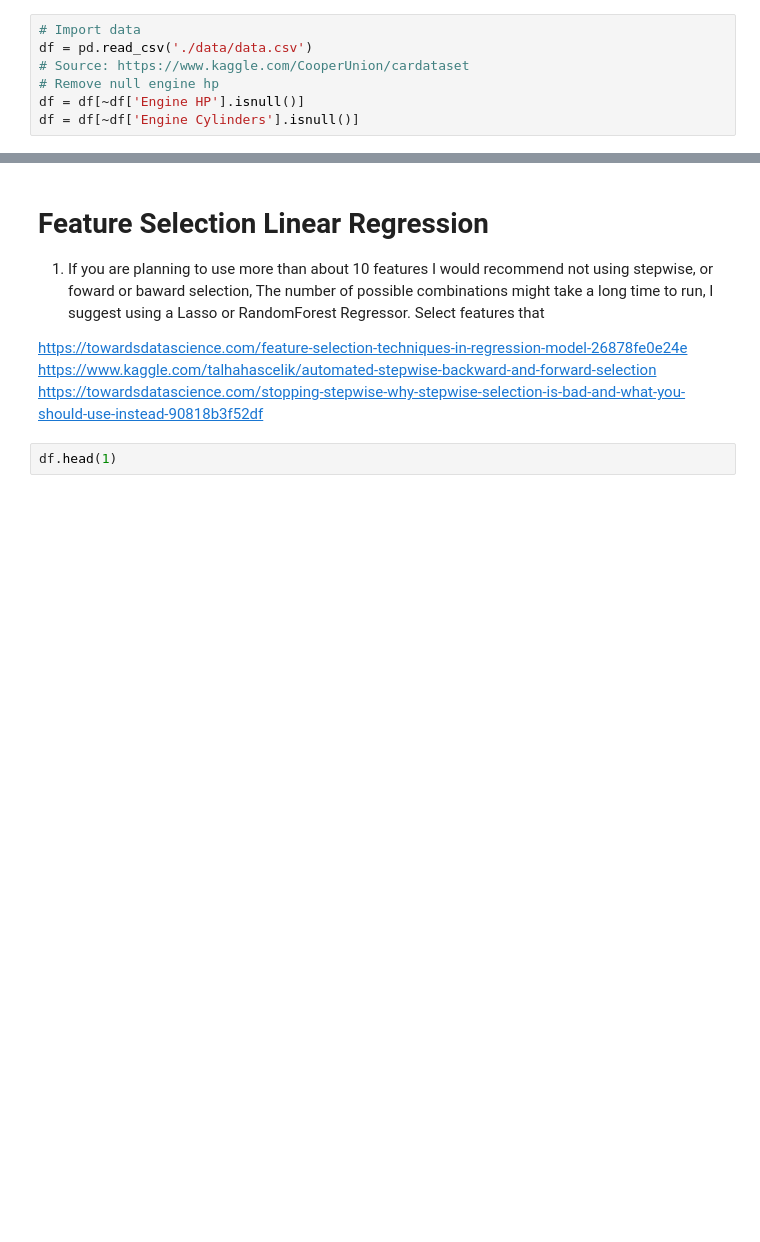
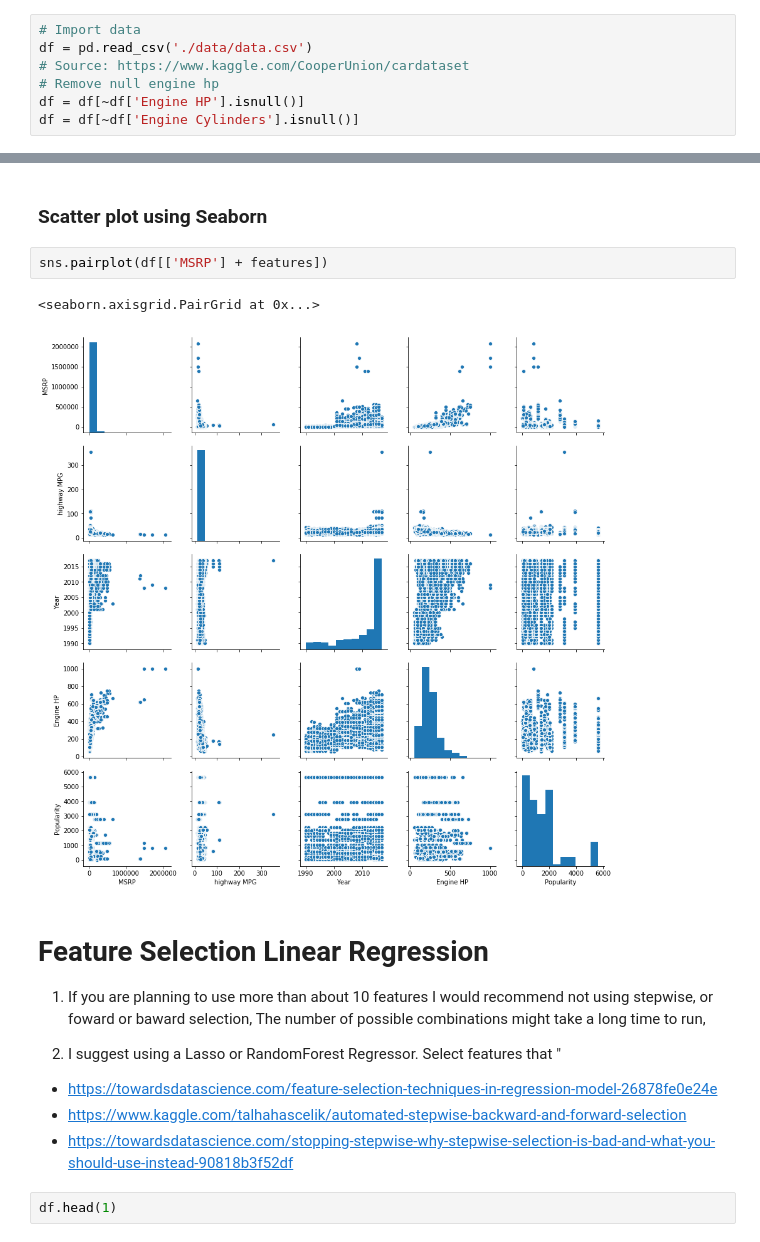
Before and after one commit to berkurka/python_lessons, a Jupyter notebook: Linear Regression/feature_selection.ipynb, the cells around one changed output, grey strips where cells are left out. Cells and saved outputs as stored; diff of their text form; blank space fills up the shorter version.

Commit message:
updating feature eng and selection

```diff
--- a/Linear Regression/feature_selection.ipynb
+++ b/Linear Regression/feature_selection.ipynb
@@ -22,11 +58,20 @@ df = df[~df['Engine Cylinders'].isnull()]
+# %% [markdown]
+### Scatter plot using Seaborn
+# %%
+sns.pairplot(df[['MSRP'] + features])
+# %% [output]
+<seaborn.axisgrid.PairGrid at 0x...>
+[figure, added]
 # %% [markdown]
 # Feature Selection Linear Regression
 
-1) If you are planning to use more than about 10 features I would recommend not using stepwise, or foward or baward selection, The number of possible combinations might take a long time to run, I suggest using a Lasso or RandomForest Regressor. Select features that
+1) If you are planning to use more than about 10 features I would recommend not using stepwise, or foward or baward selection, The number of possible combinations might take a long time to run,
 
-https://towardsdatascience.com/feature-selection-techniques-in-regression-model-26878fe0e24e
-https://www.kaggle.com/talhahascelik/automated-stepwise-backward-and-forward-selection
-https://towardsdatascience.com/stopping-stepwise-why-stepwise-selection-is-bad-and-what-you-should-use-instead-90818b3f52df
+2) I suggest using a Lasso or RandomForest Regressor. Select features that
+"
+- https://towardsdatascience.com/feature-selection-techniques-in-regression-model-26878fe0e24e
+- https://www.kaggle.com/talhahascelik/automated-stepwise-backward-and-forward-selection
+- https://towardsdatascience.com/stopping-stepwise-why-stepwise-selection-is-bad-and-what-you-should-use-instead-90818b3f52df
 # %%
 df.head(1)
 # %% [output]
```
Also changed, not shown: parts of 18 cells of this notebook, 5 other files.
